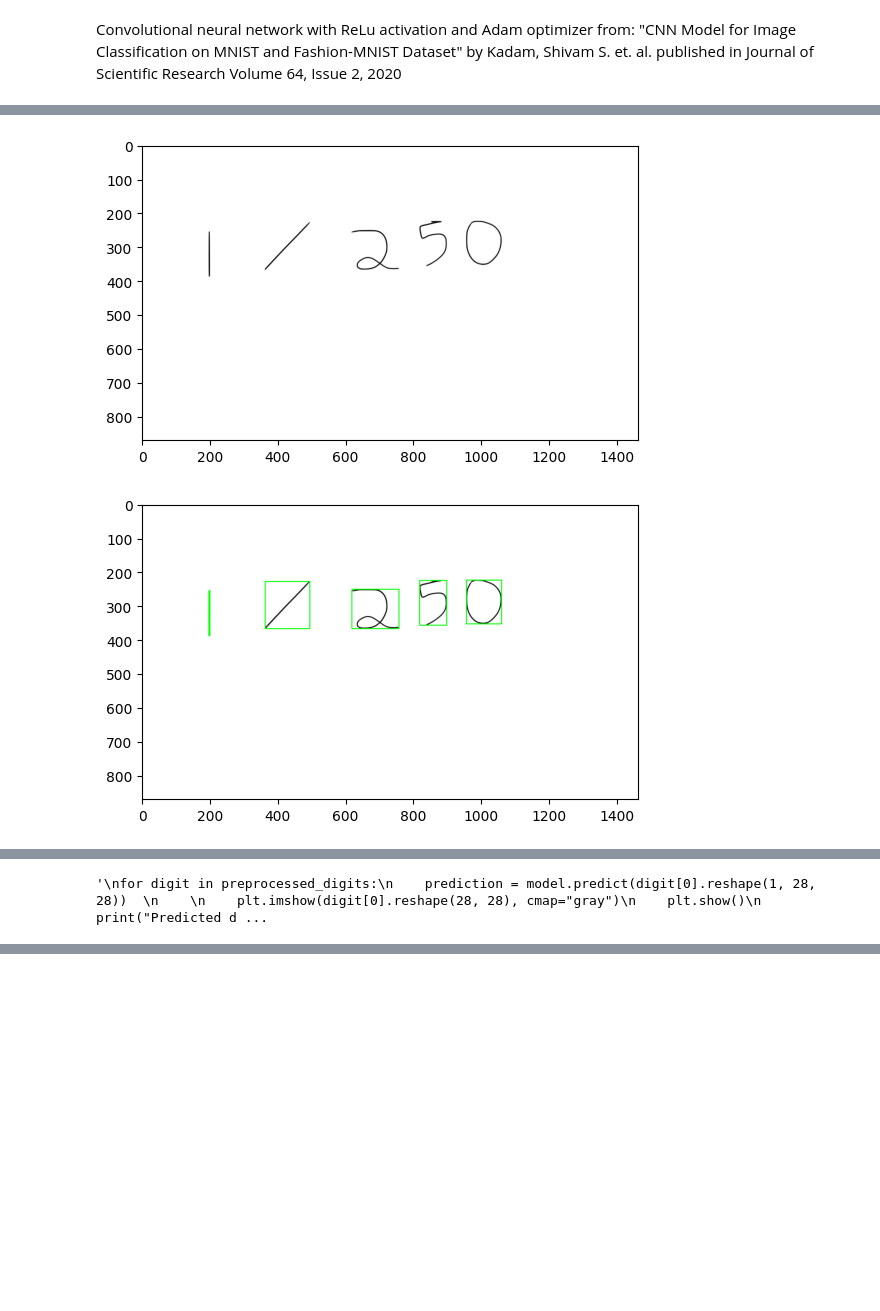
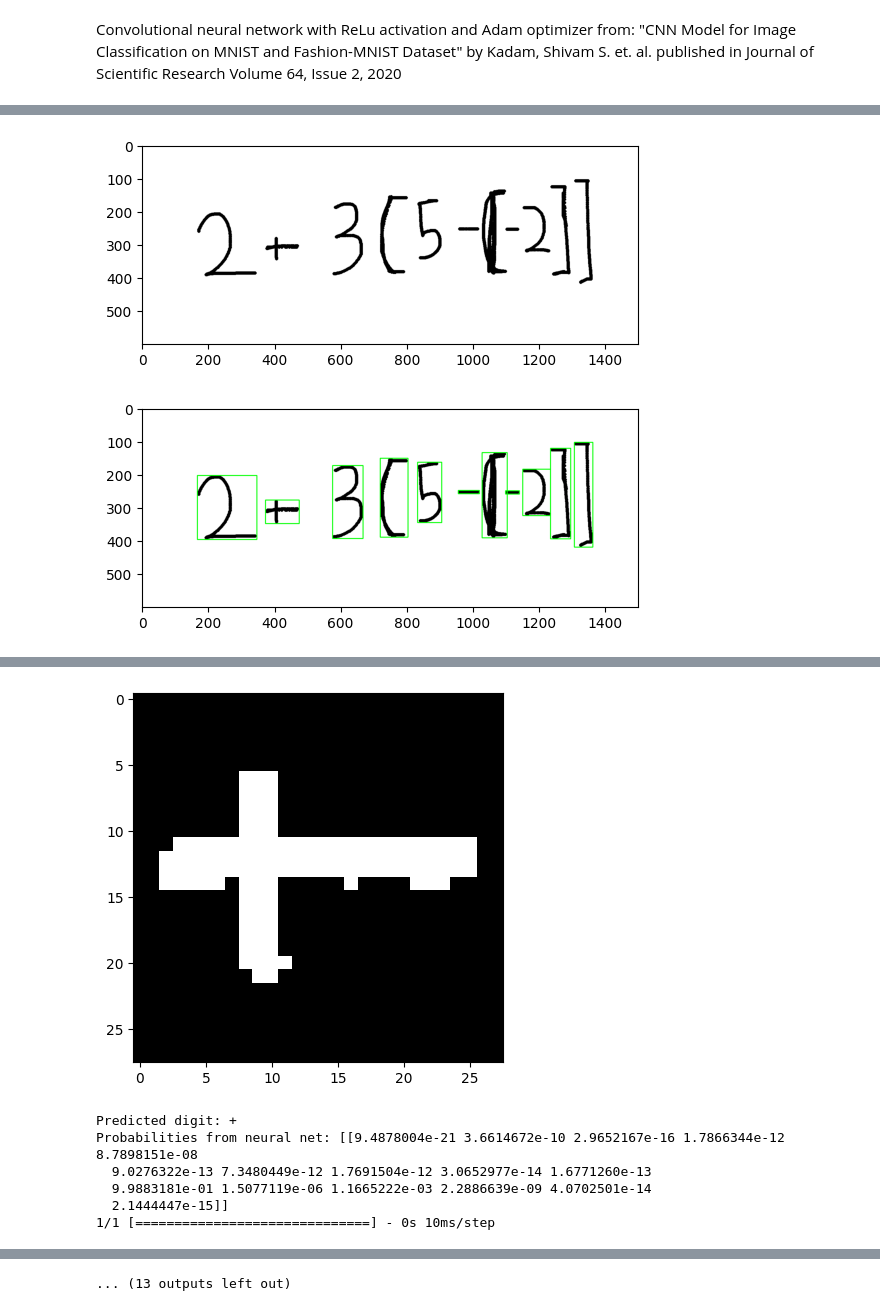
Before and after one commit to ishirgarg/digit_recognition, a Jupyter notebook: expression_classification.ipynb, the cells around one changed output, grey strips where cells are left out. Saved outputs shown, nothing was run; the diff lists cells and outputs as text; code cells hidden in the pictures; blank space fills up the shorter version.

Commit message:
Drawing UI
Implemented drawing ui for expression evaluation:

Next step: improving model so that it generalizes better to hand drawn images

```diff
--- a/expression_classification.ipynb
+++ b/expression_classification.ipynb
@@ -215,9 +215,9 @@ display_image("./test_digits/1.png")
 [figure]
 # %%
 # Filter out images that aren't a character (few pixel anomalies)
-VALID_IMAGE_THRESHOLD = 12 # Threshold is pretty arbitrary; min number of pixels that must be colored
 
 def valid_image_check(image):
+    VALID_IMAGE_THRESHOLD = 12 # Threshold is pretty arbitrary; min number of pixels that must be colored
     total = 0
     for i in range(28):
         for j in range(28):
@@ -246,8 +246,8 @@ def process_digits(img_file_path, display_bounding_boxes=False):
         digit = thresh[y:y+h, x:x+w]
 
         # Resize image, but don't disproportionately scale it
-        resized_width = min(24, int(1.25 * w))
-        resized_height = min(24, int(1.25 * h))
+        resized_width = int(24 * w / max(w, h))
+        resized_height = int(24 * h / max(w, h))
         if resized_width % 2 == 1: resized_width += 1 # Must scale to even number so padding is same on both sides
         if resized_height % 2 == 1: resized_height += 1 # Must scale to even number so padding is same on both sides
 
@@ -278,24 +278,22 @@ def form_expression(preprocessed_digits):
 
     return formatted_expression
 # %%
-img_file_path = './test_expressions/div1.png'
+img_file_path = './canvas.png'
 
 plt.imshow(Image.open(img_file_path), cmap="gray")
 plt.show()
 
 preprocessed_digits = process_digits(img_file_path, display_bounding_boxes=True)
 print(form_expression(preprocessed_digits))
 
-'''
 # Displays each of the bounding box digits and their predictions
 for digit in preprocessed_digits:
     prediction = model.predict(digit[0].reshape(1, 28, 28))
 
-    plt.imshow(digit[0].reshape(28, 28), cmap="gray")
+    plt.imshow(digit[0], cmap="gray")
     plt.show()
     print("Predicted digit: {}".format(int_to_class(np.argmax(prediction))))
     print ("Probabilities from neural net: {}".format(prediction))
-'''
 # %% [output]
-[figure, old version]
+[figure, new version]
-[figure, old version]
+[figure, new version]
@@ -308 +313,7 @@ for digit in preprocessed_digits:
+[figure, added]
-'\nfor digit in preprocessed_digits:\n    prediction = model.predict(digit[0].reshape(1, 28, 28))  \n    \n    plt.imshow(digit[0].reshape(28, 28), cmap="gray")\n    plt.show()\n    print("Predicted d ...
+Predicted digit: +
+Probabilities from neural net: [[9.4878004e-21 3.6614672e-10 2.9652167e-16 1.7866344e-12 8.7898151e-08
+  9.0276322e-13 7.3480449e-12 1.7691504e-12 3.0652977e-14 1.6771260e-13
+  9.9883181e-01 1.5077119e-06 1.1665222e-03 2.2886639e-09 4.0702501e-14
+  2.1444447e-15]]
+1/1 [==============================] - 0s 10ms/step
@@ -309,2 +342,3 @@ for digit in preprocessed_digits:
+... (13 outputs left out)
 # %%
 #Expression evaluation
```
Also changed, not shown: parts of 8 cells of this notebook, 3 other files.
